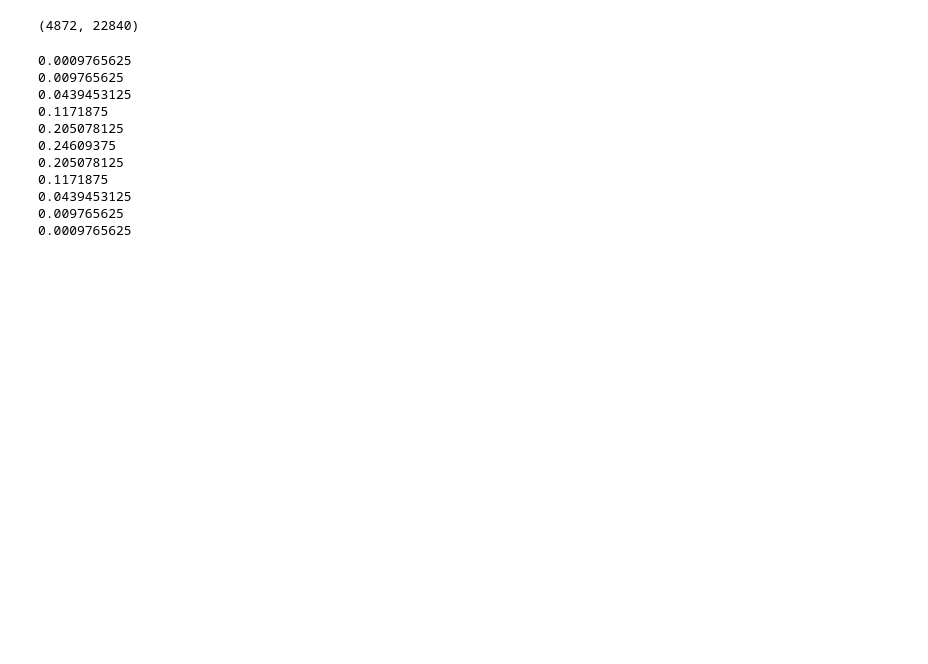
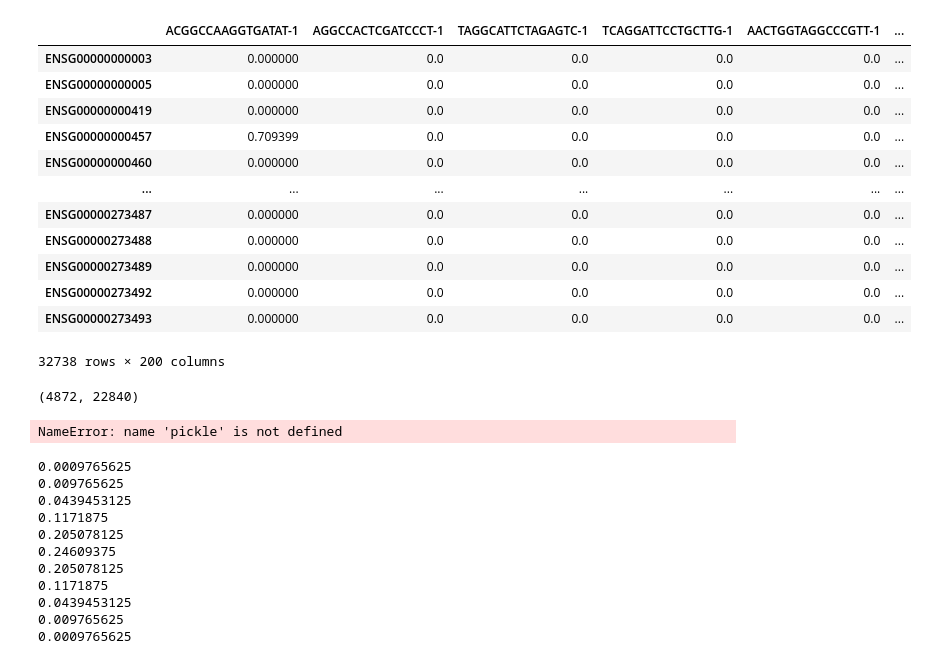
Before and after one commit to ItayShlosberg/classifying-response-to-immunotherapy, a Jupyter notebook: playgrounds/Untitled.ipynb, the cells around one changed output. Drawn from its saved outputs; the diff is of its cells as text; code cells hidden in the pictures; blank space fills up the shorter version.

```diff
--- a/playgrounds/Untitled.ipynb
+++ b/playgrounds/Untitled.ipynb
@@ -38,5 +140,5 @@ def str_list_to_float(li):
 # %%
-pkl_path = r'C:\Users\KerenYlab\Desktop\Technion studies\Keren laboratory\Data\droplet_seq\all_samples\M136\RNA_sample.pkl'
-file = pickle.load(open(pkl_path, 'rb'))
-file.number_of_genes
+pkl_path = r'C:\Users\KerenYlab\Desktop\Technion studies\Keren laboratory\Data\droplet_seq\DEBUG\200_rand_cells.pkl'
+cohort = pickle.load(open(pkl_path, 'rb'))
+cohort.number_of_genes
 # %% [output]
@@ -43,0 +146,2 @@ file.number_of_genes
+# %%
+count_table = pd.DataFrame(cohort.counts.T, columns=cohort.barcodes, index=cohort.features)
@@ -44,3 +169,19 @@ file.number_of_genes
+# %%
+count_table
+# %% [output]
+|  | ACGGCCAAGGTGATAT-1 | AGGCCACTCGATCCCT-1 | TAGGCATTCTAGAGTC-1 | TCAGGATTCCTGCTTG-1 | AACTGGTAGGCCCGTT-1 | ... |
+| ENSG00000000003 | 0.000000 | 0.0 | 0.0 | 0.0 | 0.0 | ... |
+| ENSG00000000005 | 0.000000 | 0.0 | 0.0 | 0.0 | 0.0 | ... |
+| ENSG00000000419 | 0.000000 | 0.0 | 0.0 | 0.0 | 0.0 | ... |
+| ENSG00000000457 | 0.709399 | 0.0 | 0.0 | 0.0 | 0.0 | ... |
+| ENSG00000000460 | 0.000000 | 0.0 | 0.0 | 0.0 | 0.0 | ... |
+| ... | ... | ... | ... | ... | ... | ... |
+| ENSG00000273487 | 0.000000 | 0.0 | 0.0 | 0.0 | 0.0 | ... |
+| ENSG00000273488 | 0.000000 | 0.0 | 0.0 | 0.0 | 0.0 | ... |
+| ENSG00000273489 | 0.000000 | 0.0 | 0.0 | 0.0 | 0.0 | ... |
+| ENSG00000273492 | 0.000000 | 0.0 | 0.0 | 0.0 | 0.0 | ... |
+| ENSG00000273493 | 0.000000 | 0.0 | 0.0 | 0.0 | 0.0 | ... |
+32738 rows × 200 columns
 # %%
 txt_path = r'C:\Users\KerenYlab\Desktop\Technion studies\Keren laboratory\Data\droplet_seq\all_samples\M136\counts.txt'
 with open(txt_path, 'r') as read_file:
@@ -53,3 +196,13 @@ counts.shape
+# %%
+# tumor_path = r'/storage/md_keren/shitay/Data/droplet_seq/cohort/normalized/5.21/cohort_normalized_24.5.21.pkl'
+# COHORT_PATH = r'/storage/md_keren/shitay/Data/droplet_seq/cohort/normalized/6.21/cohort_normalized_26.6.21.pkl'
+COHORT_PATH = r'/storage/md_keren/shitay/Data/droplet_seq/M97_M173/subcohort/normalized/1.1.22/subcohort_normalized_1.1.22_protein_coding_genes.pkl'
+
+# tumor_cohort = pickle.load(open(tumor_path, 'rb'))
+cohort = pickle.load(open(COHORT_PATH, 'rb'))
+# tumor_cohort = cohort.filter_cells_by_property('is_cancer', True)
+# %% [output]
+NameError: name 'pickle' is not defined
 # %%
 def prob(k, n, p):
     return binom(n, k)*(p**k)*(1-p)**(n-k)
```
Also changed, not shown: parts of 17 cells of this notebook, 7 other files.
